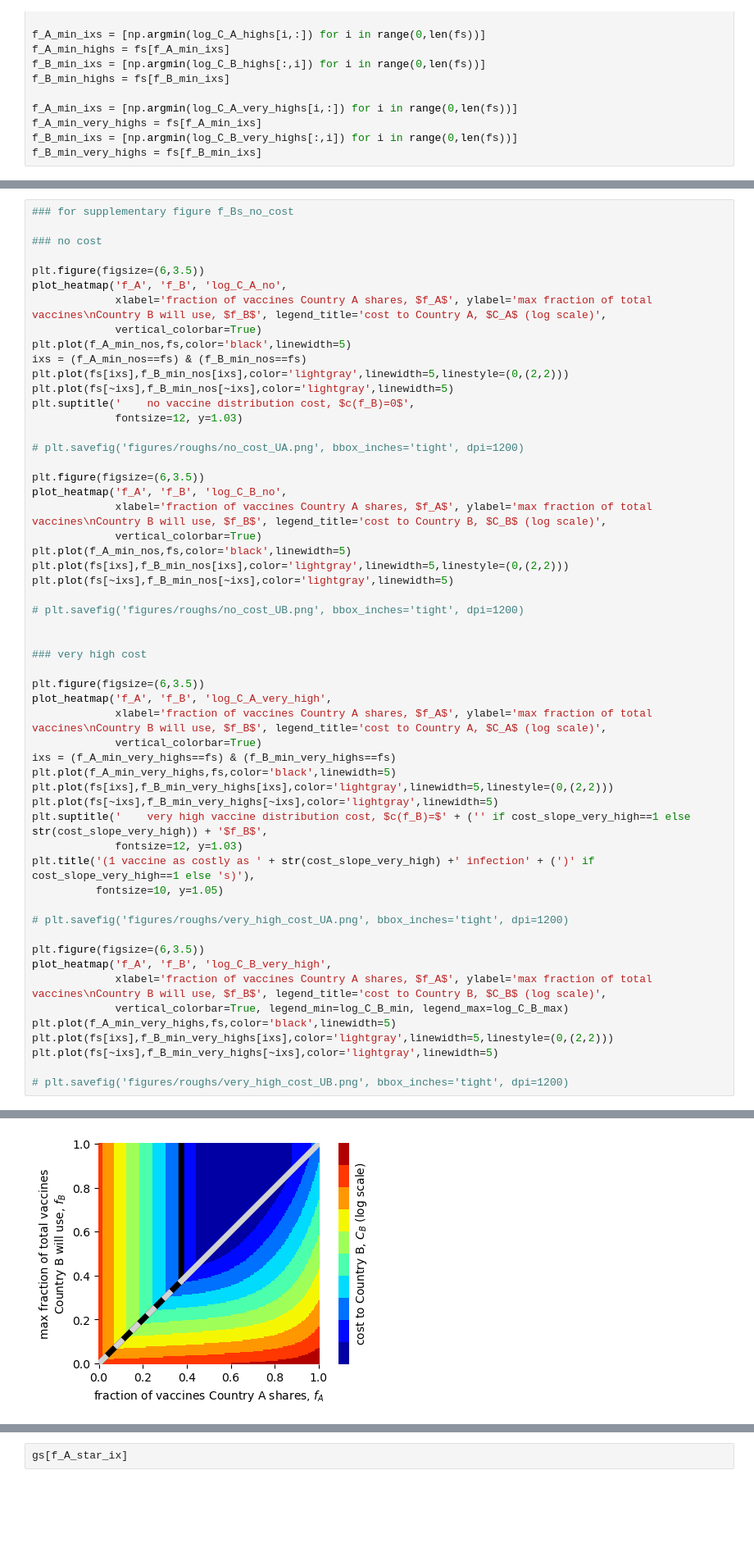
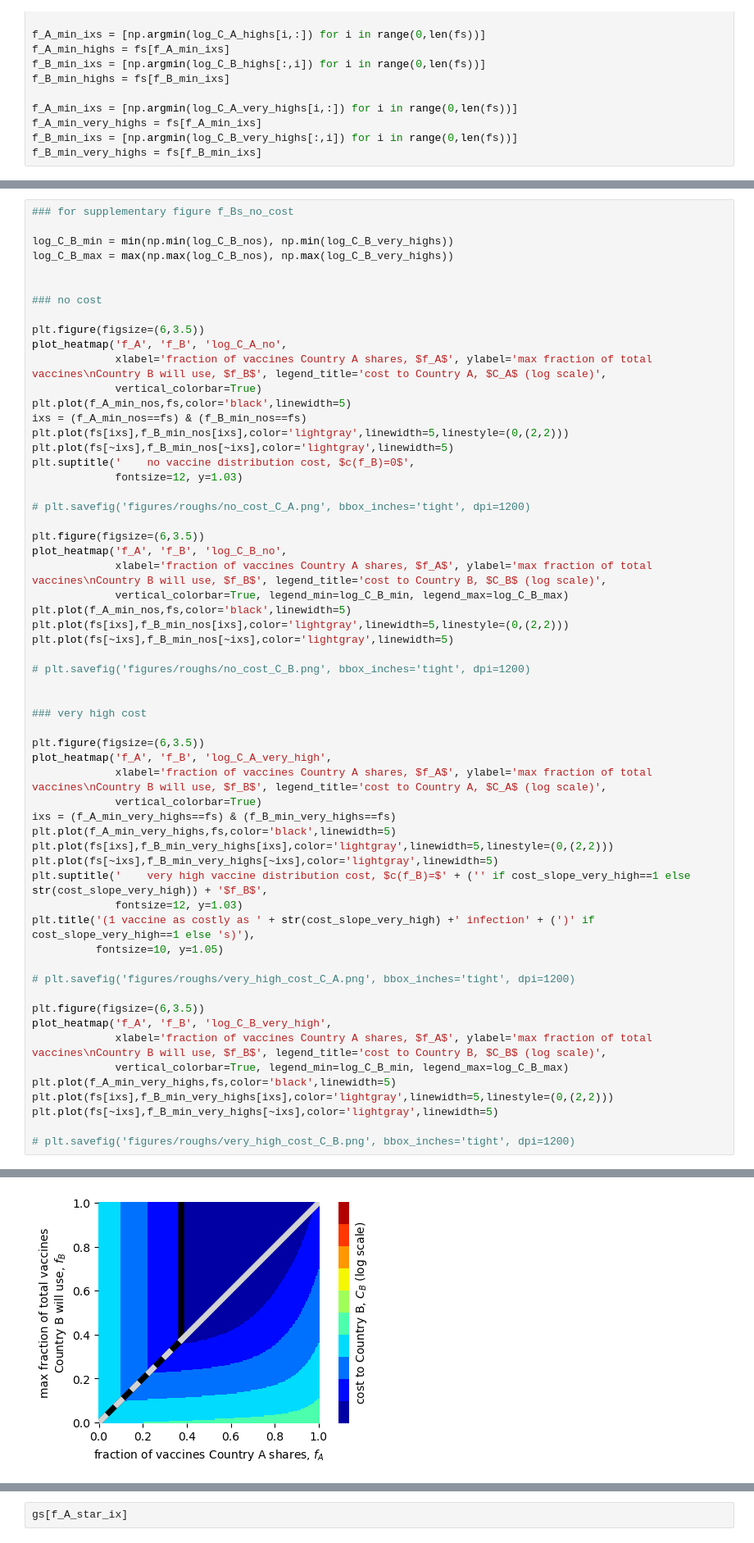
Before and after one commit to freedmanari/vaccine_nationalism, a Jupyter notebook: vaccine_nationalism.ipynb, the cells around one changed output, grey strips where cells are left out. Shown at 82% size. Drawn from its saved outputs; the diff is of its cells as text; blank space fills up the shorter version.

```diff
--- a/vaccine_nationalism.ipynb
+++ b/vaccine_nationalism.ipynb
@@ -814,6 +814,10 @@ plt.plot(fs[~ixs],f_B_min_highs[~ixs],color='lightgray',linewidth=5)
 [figure]
 # %%
 ### for supplementary figure f_Bs_no_cost
+
+log_C_B_min = min(np.min(log_C_B_nos), np.min(log_C_B_very_highs))
+log_C_B_max = max(np.max(log_C_B_nos), np.max(log_C_B_very_highs))
+
 
 ### no cost
 
@@ -828,17 +832,17 @@ plt.plot(fs[~ixs],f_B_min_nos[~ixs],color='lightgray',linewidth=5)
 plt.suptitle('    no vaccine distribution cost, $c(f_B)=0$',
              fontsize=12, y=1.03)
 
-# plt.savefig('figures/roughs/no_cost_UA.png', bbox_inches='tight', dpi=1200)
+# plt.savefig('figures/roughs/no_cost_C_A.png', bbox_inches='tight', dpi=1200)
 
 plt.figure(figsize=(6,3.5))
 plot_heatmap('f_A', 'f_B', 'log_C_B_no',
              xlabel='fraction of vaccines Country A shares, $f_A$', ylabel='max fraction of total vaccines\nCountry B will use, $f_B$', legend_title='cost to Country B, $C_B$ (log scale)',
-             vertical_colorbar=True)
+             vertical_colorbar=True, legend_min=log_C_B_min, legend_max=log_C_B_max)
 plt.plot(f_A_min_nos,fs,color='black',linewidth=5)
 plt.plot(fs[ixs],f_B_min_nos[ixs],color='lightgray',linewidth=5,linestyle=(0,(2,2)))
 plt.plot(fs[~ixs],f_B_min_nos[~ixs],color='lightgray',linewidth=5)
 
-# plt.savefig('figures/roughs/no_cost_UB.png', bbox_inches='tight', dpi=1200)
+# plt.savefig('figures/roughs/no_cost_C_B.png', bbox_inches='tight', dpi=1200)
 
 
 ### very high cost
@@ -856,7 +860,7 @@ plt.suptitle('    very high vaccine distribution cost, $c(f_B)=$' + ('' if cost_
 plt.title('(1 vaccine as costly as ' + str(cost_slope_very_high) +' infection' + (')' if cost_slope_very_high==1 else 's)'),
           fontsize=10, y=1.05)
 
-# plt.savefig('figures/roughs/very_high_cost_UA.png', bbox_inches='tight', dpi=1200)
+# plt.savefig('figures/roughs/very_high_cost_C_A.png', bbox_inches='tight', dpi=1200)
 
 plt.figure(figsize=(6,3.5))
 plot_heatmap('f_A', 'f_B', 'log_C_B_very_high',
@@ -866,5 +870,5 @@ plt.plot(f_A_min_very_highs,fs,color='black',linewidth=5)
 plt.plot(fs[ixs],f_B_min_very_highs[ixs],color='lightgray',linewidth=5,linestyle=(0,(2,2)))
 plt.plot(fs[~ixs],f_B_min_very_highs[~ixs],color='lightgray',linewidth=5)
 
-# plt.savefig('figures/roughs/very_high_cost_UB.png', bbox_inches='tight', dpi=1200)
+# plt.savefig('figures/roughs/very_high_cost_C_B.png', bbox_inches='tight', dpi=1200)
 # %% [output]
@@ -872,3 +875,3 @@ plt.plot(fs[~ixs],f_B_min_very_highs[~ixs],color='lightgray',linewidth=5)
 [figure]
-[figure, old version]
+[figure, new version]
 [figure]
```
Also changed, not shown: parts of 9 cells of this notebook, 2 other files.
